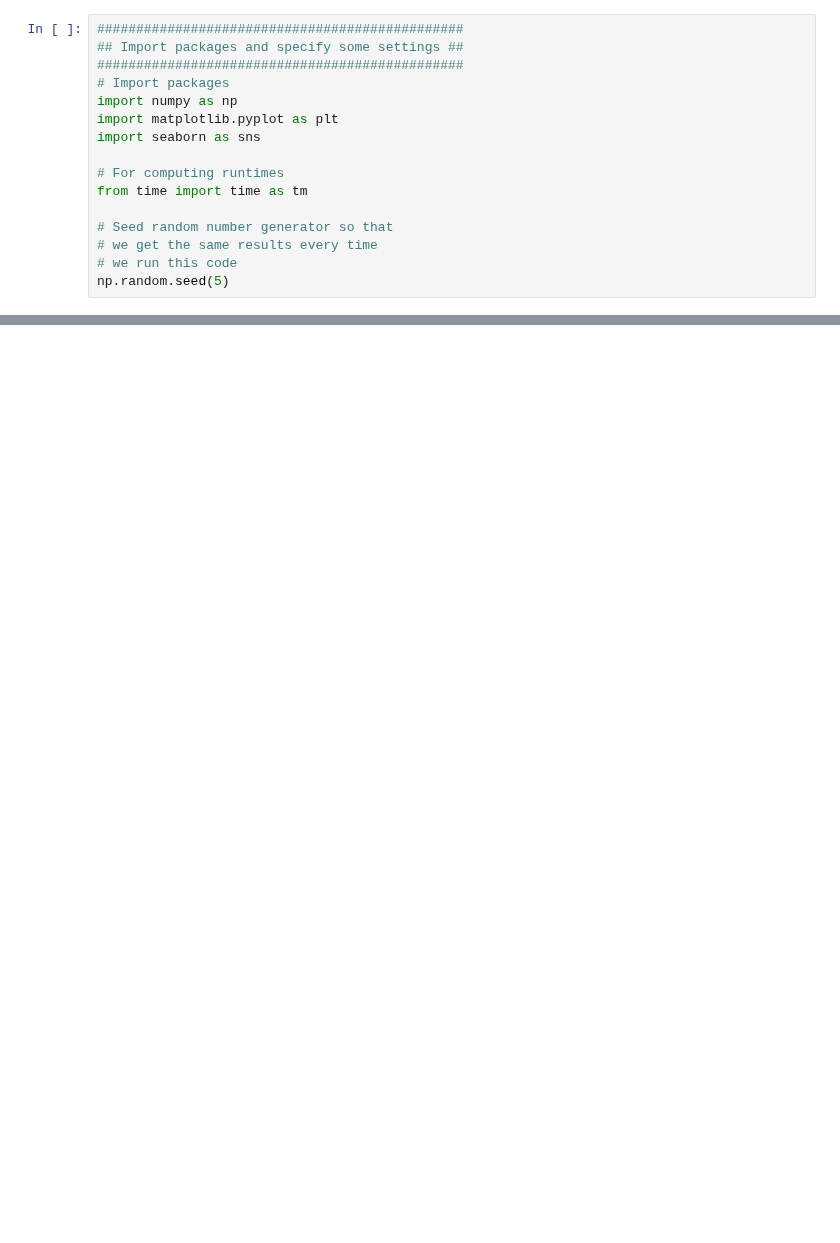
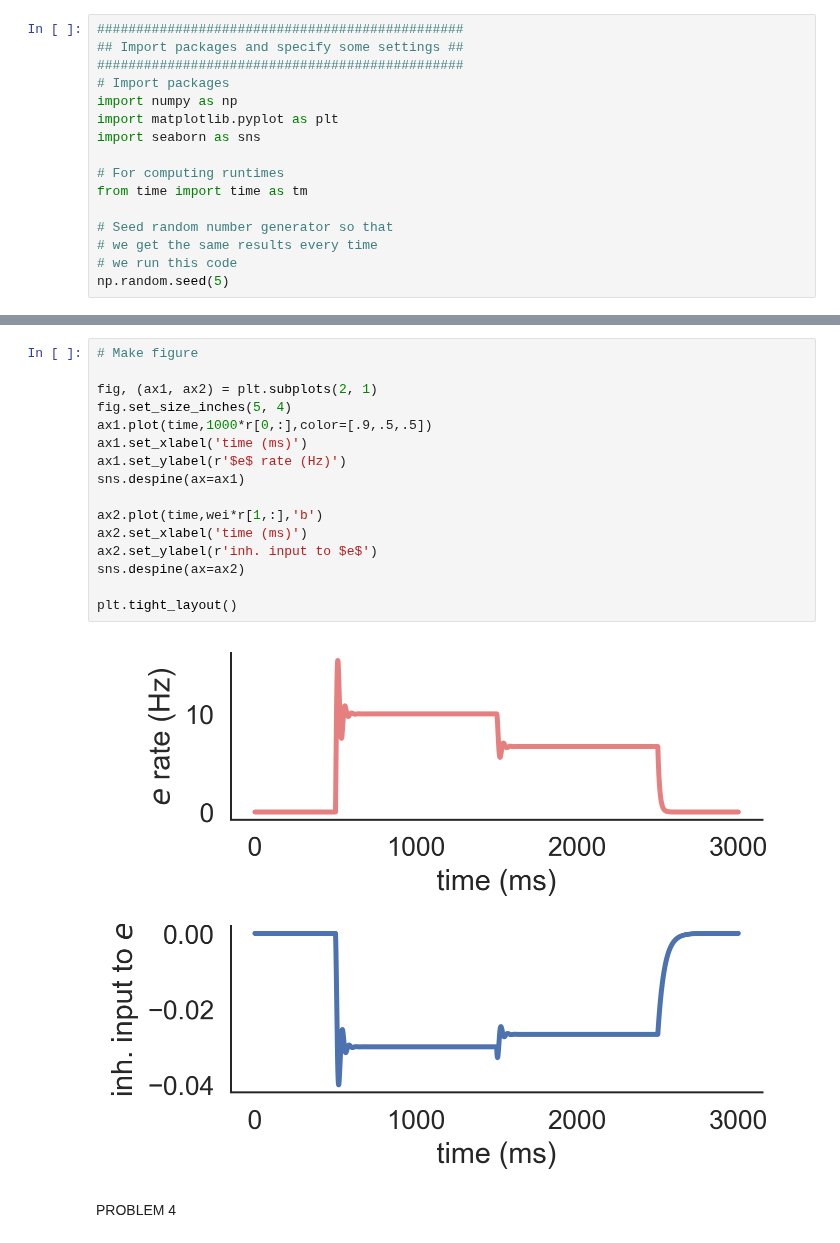
Before and after one commit to vmschroe/monkey-psychophysics, a Jupyter notebook: Rough_Drafts/Learning_Python/CompNeuroHW2.ipynb, the cells around one changed output, grey strips where cells are left out. Cells and saved outputs as stored; diff of their text form; blank space fills up the shorter version.

```diff
--- a/Rough_Drafts/Learning_Python/CompNeuroHW2.ipynb
+++ b/Rough_Drafts/Learning_Python/CompNeuroHW2.ipynb
@@ -158,0 +456,20 @@ Text(0.0, 1.0, 'E')
+# %%
+# Make figure
+
+fig, (ax1, ax2) = plt.subplots(2, 1)
+fig.set_size_inches(5, 4)
+ax1.plot(time,1000*r[0,:],color=[.9,.5,.5])
+ax1.set_xlabel('time (ms)')
+ax1.set_ylabel(r'$e$ rate (Hz)')
+sns.despine(ax=ax1)
+
+ax2.plot(time,wei*r[1,:],'b')
+ax2.set_xlabel('time (ms)')
+ax2.set_ylabel(r'inh. input to $e$')
+sns.despine(ax=ax2)
+
+plt.tight_layout()
+# %% [output]
+[figure, added]
+# %% [markdown]
+PROBLEM 4
```
Also changed, not shown: parts of 14 cells of this notebook, 3 other files.
